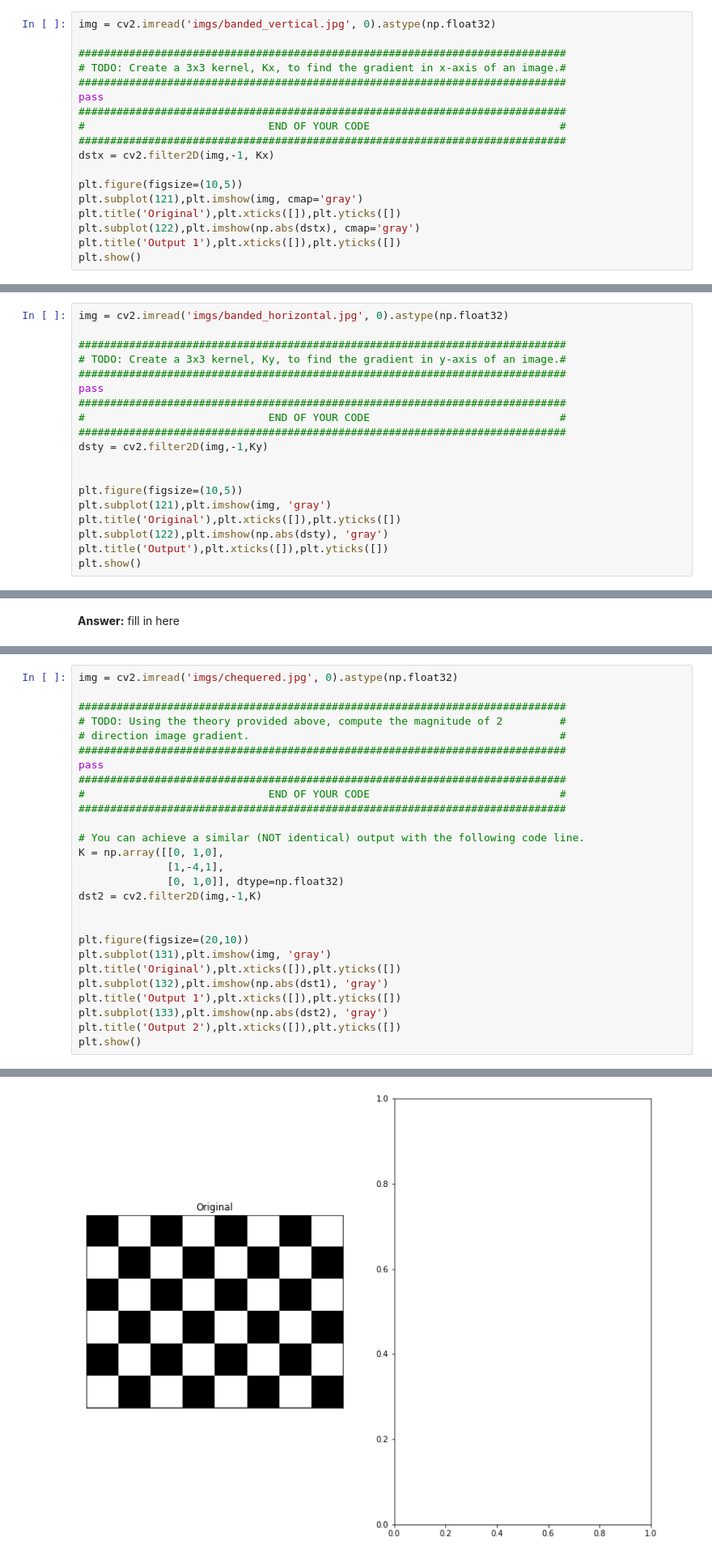
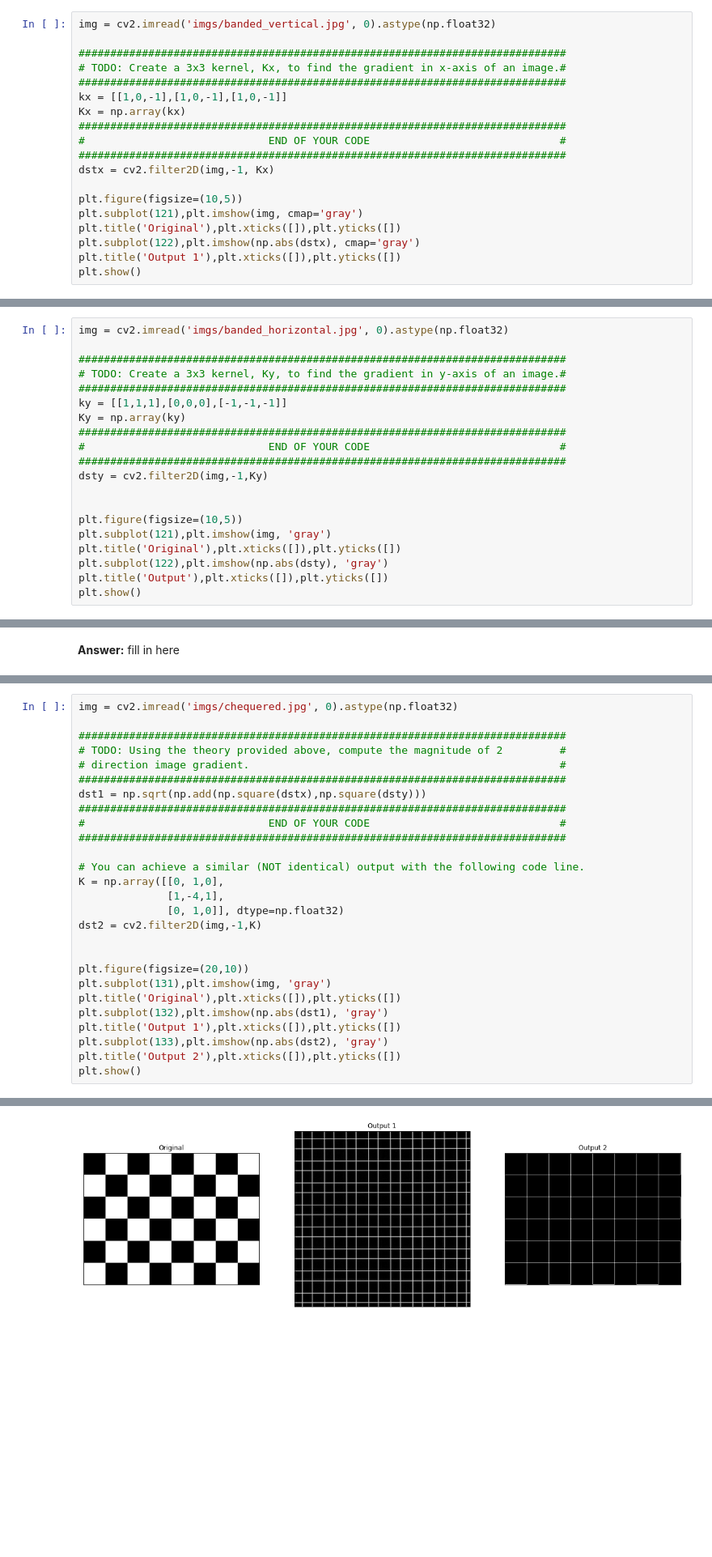
Before and after one commit to teoYQ/50.035-Computer-Vision, a Jupyter notebook: Week 2/OpenCV.ipynb, the cells around one changed output, grey strips where cells are left out. Shown at 81% size. Drawn from its saved outputs; the diff is of its cells as text; blank space fills up the shorter version.

```diff
--- a/Week 2/OpenCV.ipynb
+++ b/Week 2/OpenCV.ipynb
@@ -592,7 +634,8 @@ img = cv2.imread('imgs/banded_vertical.jpg', 0).astype(np.float32)
 #############################################################################
 # TODO: Create a 3x3 kernel, Kx, to find the gradient in x-axis of an image.#
 #############################################################################
-pass
+kx = [[1,0,-1],[1,0,-1],[1,0,-1]]
+Kx = np.array(kx)
 #############################################################################
 #                             END OF YOUR CODE                              #
 #############################################################################
@@ -612,7 +655,8 @@ img = cv2.imread('imgs/banded_horizontal.jpg', 0).astype(np.float32)
 #############################################################################
 # TODO: Create a 3x3 kernel, Ky, to find the gradient in y-axis of an image.#
 #############################################################################
-pass
+ky = [[1,1,1],[0,0,0],[-1,-1,-1]]
+Ky = np.array(ky)
 #############################################################################
 #                             END OF YOUR CODE                              #
 #############################################################################
@@ -649,7 +693,7 @@ img = cv2.imread('imgs/chequered.jpg', 0).astype(np.float32)
 # TODO: Using the theory provided above, compute the magnitude of 2         #
 # direction image gradient.                                                 #
 #############################################################################
-pass
+dst1 = np.sqrt(np.add(np.square(dstx),np.square(dsty)))
 #############################################################################
 #                             END OF YOUR CODE                              #
 #############################################################################
@@ -674,4 +717,4 @@ NameError: name 'dst1' is not defined
-[figure, old version]
+[figure, new version]
 # %% [markdown]
 # Histogram
  * It is a graphical representation of the intensity distribution of an image.
```
Also changed, not shown: parts of 15 cells of this notebook, 2 other files.
